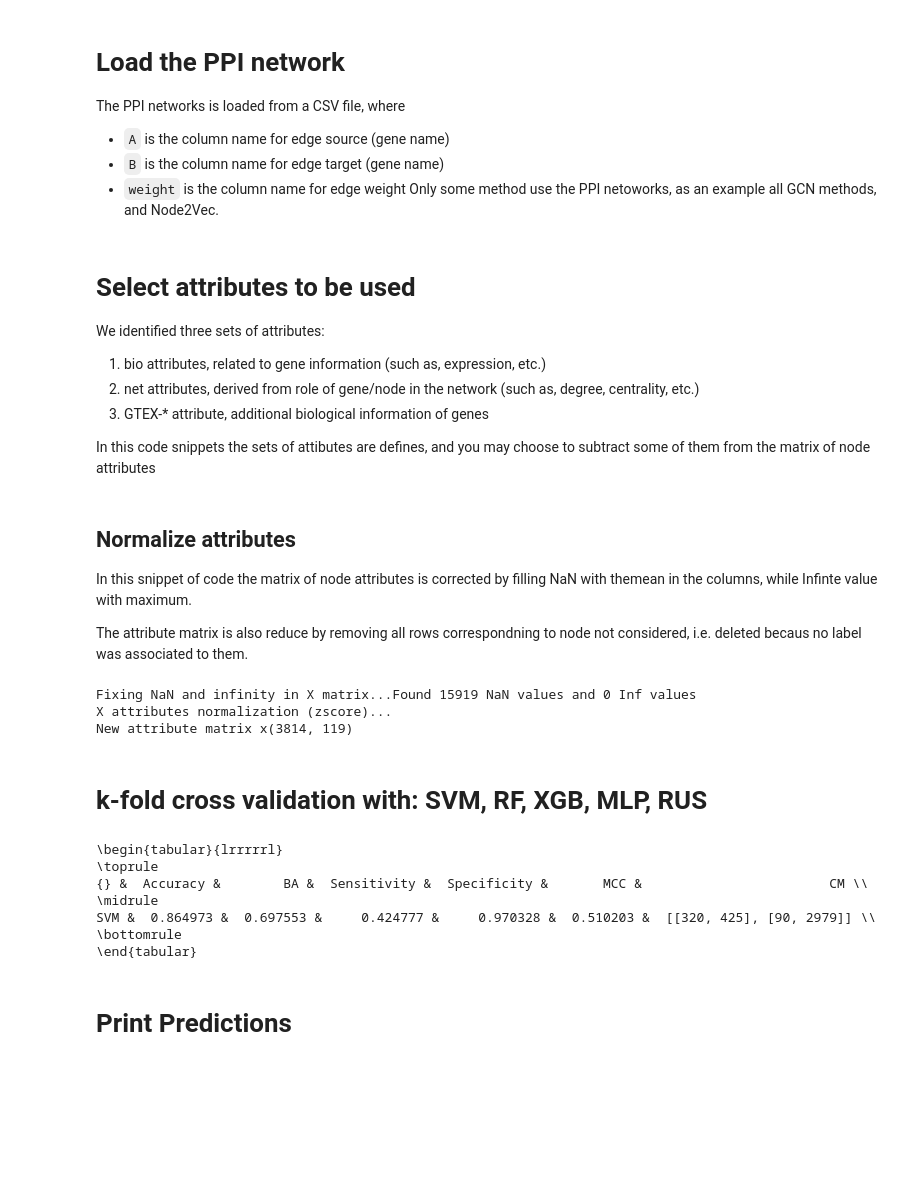
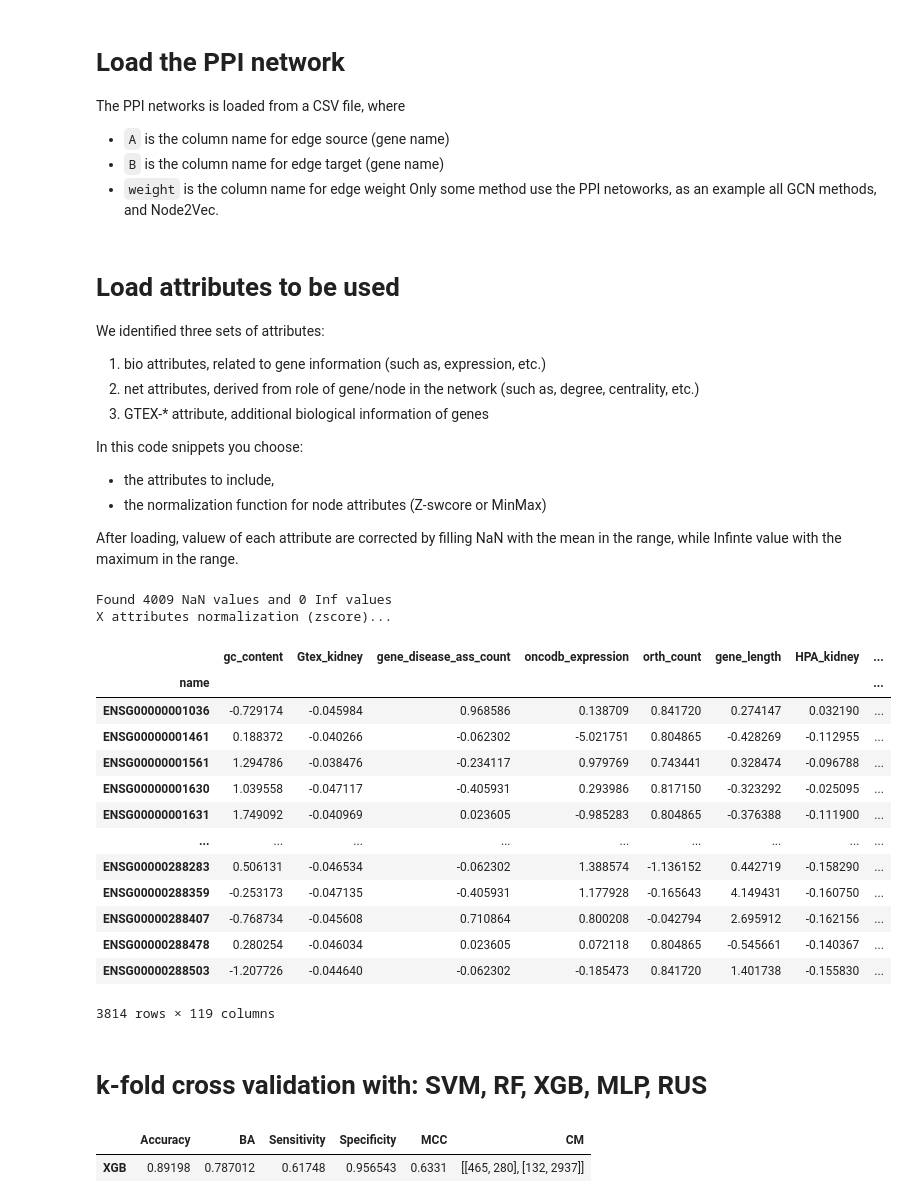
Before and after one commit to giordamaug/EG-identification---Data-Science-in-App-Springer, a Jupyter notebook: notebook/EssentialGenes_ML.ipynb, the cells around one changed output. Saved outputs shown, nothing was run; the diff lists cells and outputs as text; code cells hidden in the pictures; blank space fills up the shorter version.

```diff
--- a/notebook/EssentialGenes_ML.ipynb
+++ b/notebook/EssentialGenes_ML.ipynb
@@ -100,8 +72,12 @@ edges_index = torch.from_numpy(vfunc(ppi[['A','B']].to_numpy().T))
 # %% [markdown]
-# Select attributes to be used
+# Load attributes to be used
 We identified three sets of attributes:
 1. bio attributes, related to gene information (such as, expression, etc.)
 2. net attributes, derived from role of gene/node in the network (such as, degree, centrality, etc.)
 3. GTEX-* attribute, additional biological information of genes
 
-In this code snippets the sets of attibutes are defines, and you may choose to subtract some of them from the matrix of node attributes
+In this code snippets you choose:
++ the attributes to include,
++ the normalization function for node attributes (Z-swcore or MinMax)
+
+After loading, valuew of each attribute are corrected by filling NaN with the mean in the range, while Infinte value with the maximum in the range.
@@ -122,38 +84,46 @@ x = x.filter(items=bio_attributes+gtex_attributes+net_attributes)
-# %% [markdown]
-## Normalize attributes
-In this snippet of code the matrix of node attributes is corrected by filling NaN with themean in the columns, while Infinte value with maximum.
-
-The attribute matrix is also reduce by removing all rows correspondning to node not considered, i.e. deleted becaus no label was associated to them.
 # %%
-#@title Normalization modes { form-width: "30%" }
+#@title Choose attributes { form-width: "20%" }
 normalize_node = "zscore" #@param ["", "zscore", "minmax"]
-print(f'Fixing NaN and infinity in X matrix...', end='')
-print(f'Found {x.isnull().sum().sum()} NaN values and {np.isinf(x).values.sum()} Inf values')
-highest_non_inf = x.max().loc[lambda v: v<np.Inf].max()    # fix infinity (replace with max)
-x.replace(np.Inf, highest_non_inf)
+bio_df = pd.read_csv("bio_attributes.csv", index_col='name')
+gtex_df = pd.read_csv("gtex_attributes.csv", index_col='name')
+net_df = pd.read_csv("net_attributes.csv", index_col='name')
+x = pd.concat([bio_df, gtex_df, net_df], axis=1)
+print(f'Found {x.isnull().sum().sum()} NaN values and {np.isinf(x).values.sum()} Infinite values')
 for col in x.columns[x.isna().any()].tolist():
-  mean_value=x[col].mean()          # Replace NaNs in column with the  mean of values in the same column
+  mean_value=x[col].mean()          # Replace NaNs in column with the mean of values in the same column
   if mean_value is not np.nan:
     x[col].fillna(value=mean_value, inplace=True)
-  else:
+  else:                             # otherwise, if the mean is NaN, remove the column
     x = x.drop(col, 1)
 if normalize_node == 'minmax':
   print("X attributes normalization (minmax)...")
   x = (x-x.min())/(x.max()-x.min())
 elif normalize_node == 'zscore':
   print("X attributes normalization (zscore)...")
   x = (x-x.mean())/x.std()
-x = x.loc[genes]
-print(f'New attribute matrix x{x.shape}')
+x
 # %% [output]
-Fixing NaN and infinity in X matrix...Found 15919 NaN values and 0 Inf values
+Found 4009 NaN values and 0 Inf values
 X attributes normalization (zscore)...
-New attribute matrix x(3814, 119)
+|  | gc_content | Gtex_kidney | gene_disease_ass_count | oncodb_expression | orth_count | gene_length | HPA_kidney | ... |
+| name |  |  |  |  |  |  |  | ... |
+| ENSG00000001036 | -0.729174 | -0.045984 | 0.968586 | 0.138709 | 0.841720 | 0.274147 | 0.032190 | ... |
+| ENSG00000001461 | 0.188372 | -0.040266 | -0.062302 | -5.021751 | 0.804865 | -0.428269 | -0.112955 | ... |
+| ENSG00000001561 | 1.294786 | -0.038476 | -0.234117 | 0.979769 | 0.743441 | 0.328474 | -0.096788 | ... |
+| ENSG00000001630 | 1.039558 | -0.047117 | -0.405931 | 0.293986 | 0.817150 | -0.323292 | -0.025095 | ... |
+| ENSG00000001631 | 1.749092 | -0.040969 | 0.023605 | -0.985283 | 0.804865 | -0.376388 | -0.111900 | ... |
+| ... | ... | ... | ... | ... | ... | ... | ... | ... |
+| ENSG00000288283 | 0.506131 | -0.046534 | -0.062302 | 1.388574 | -1.136152 | 0.442719 | -0.158290 | ... |
+| ENSG00000288359 | -0.253173 | -0.047135 | -0.405931 | 1.177928 | -0.165643 | 4.149431 | -0.160750 | ... |
+| ENSG00000288407 | -0.768734 | -0.045608 | 0.710864 | 0.800208 | -0.042794 | 2.695912 | -0.162156 | ... |
+| ENSG00000288478 | 0.280254 | -0.046034 | 0.023605 | 0.072118 | 0.804865 | -0.545661 | -0.140367 | ... |
+| ENSG00000288503 | -1.207726 | -0.044640 | -0.062302 | -0.185473 | 0.841720 | 1.401738 | -0.155830 | ... |
+3814 rows × 119 columns
 # %% [markdown]
 # k-fold cross validation with: SVM, RF, XGB, MLP, RUS
 # %%
 #@title Choose classifier { run: "auto", form-width: "20%" }
-method = "SVM" #@param ["SVM", "XGB", "RF", "MLP", "RUS", "DUMMY"]
+method = "XGB" #@param ["SVM", "XGB", "RF", "MLP", "RUS", "DUMMY"]
 from sklearn.svm import SVC
 from sklearn.ensemble import RandomForestClassifier
 from sklearn.compose import make_column_transformer
@@ -170,6 +140,7 @@ from sklearn.ensemble import AdaBoostClassifier
 from imblearn.ensemble import RUSBoostClassifier
 from sklearn.dummy import DummyClassifier
 seed = 123
+set_seed(seed)
 nfolds = 5
 kf = KFold(n_splits=nfolds)
 accuracies, mccs = [], []
@@ -186,8 +157,8 @@ elif method == 'XGB':
   clf = XGBClassifier(random_state=seed)
 elif method == 'RUS':
   clf = RUSBoostClassifier(random_state=seed)
-elif method == 'DUMMY':
-  clf = DummyClassifier(random_state=seed)
+else:
+  raise ValueError("Method not implemented!")
 
 cma = np.array([[0,0],[0,0]])
 mm = np.array([], dtype=np.int)
@@ -198,29 +169,17 @@ for fold, (train_idx, test_idx) in enumerate(tqdm(kf.split(np.arange(len(X))), t
     train_x, train_y, test_x, test_y = X[train_idx], y[train_idx], X[test_idx], y[test_idx],
     mm = np.concatenate((mm, test_idx))
     probs = clf.fit(train_x, train_y).predict(test_x)
-    #preds = np.argmax(probs, axis=1)
     preds = (probs > 0.5) * 1
     cm = confusion_matrix(test_y, preds)
     cma += cm
     predictions = np.concatenate((predictions, preds))
-    #p = np.concatenate([genes[test_idx].reshape(-1,1), probs], axis=1)
     scores = scores.append(pd.DataFrame([[accuracy_score(test_y, preds), balanced_accuracy_score(test_y, preds),
         cm[0,0]/(cm[0,0]+cm[0,1]), cm[1,1]/(cm[1,0]+cm[1,1]),
         matthews_corrcoef(test_y, preds), cm]], columns=columns_names, index=[fold]))
 df_scores = pd.DataFrame(scores.mean(axis=0)).T
 df_scores.index=[f'{method}']
 df_scores['CM'] = [cma]
-print(df_scores.to_latex())
 df_scores
-p = np.zeros(len(y))
-p[mm] = predictions
 # %% [output]
-\begin{tabular}{lrrrrrl}
-\toprule
-{} &  Accuracy &        BA &  Sensitivity &  Specificity &       MCC &                        CM \\
-\midrule
-SVM &  0.864973 &  0.697553 &     0.424777 &     0.970328 &  0.510203 &  [[320, 425], [90, 2979]] \\
-\bottomrule
-\end{tabular}
+|  | Accuracy | BA | Sensitivity | Specificity | MCC | CM |
+| XGB | 0.89198 | 0.787012 | 0.61748 | 0.956543 | 0.6331 | [[465, 280], [132, 2937]] |
-# %% [markdown]
-# Print Predictions
```
Also changed, not shown: parts of 15 cells of this notebook.
